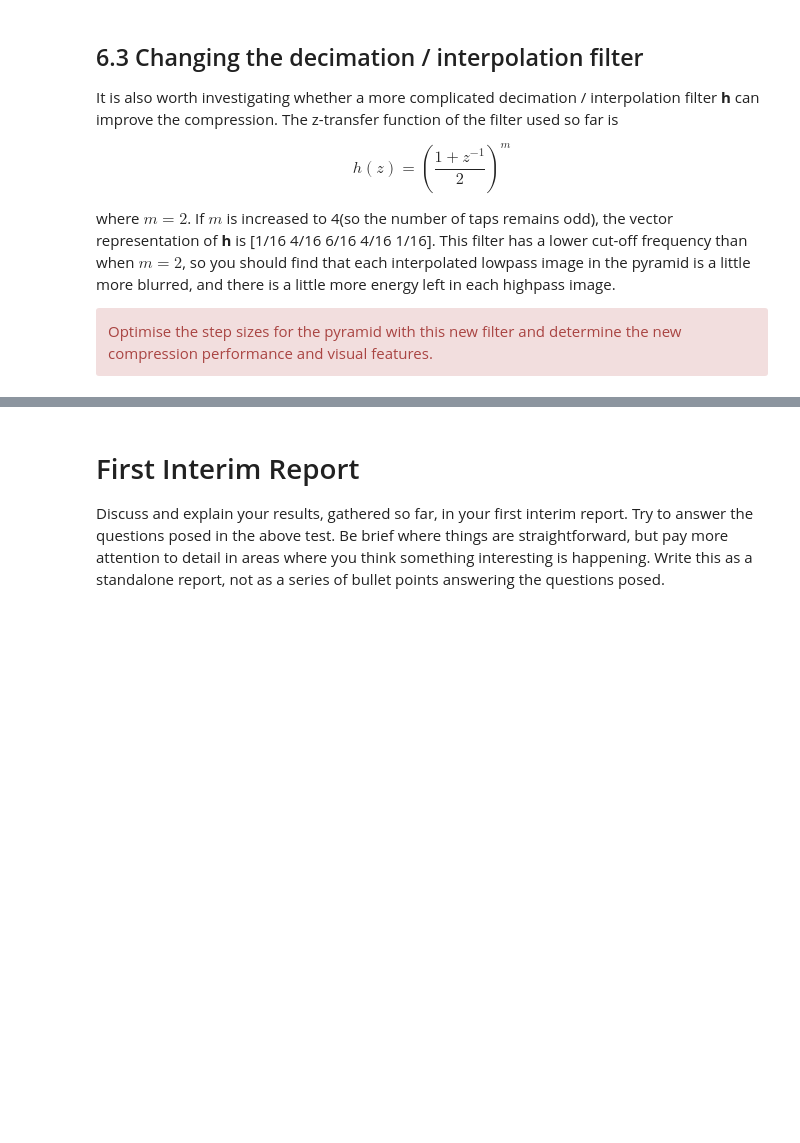
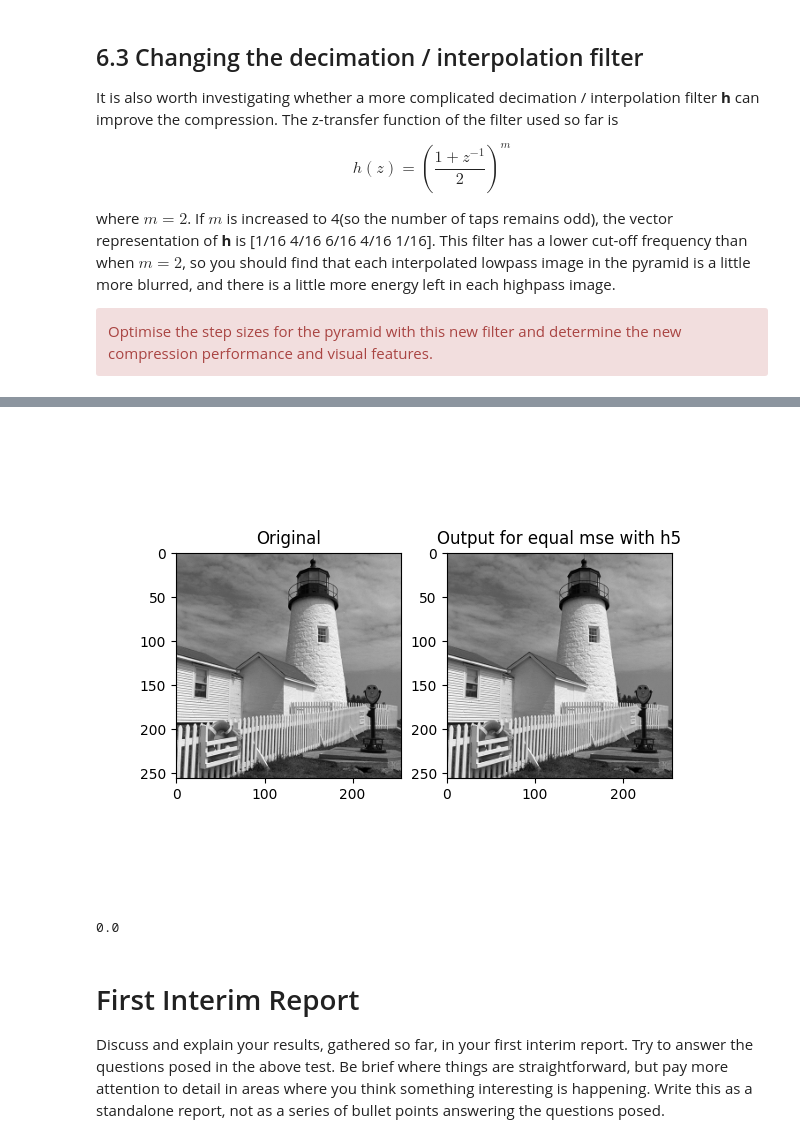
Before and after one commit to ki277/cued_sf2_lab, a Jupyter notebook: 6-laplacian-pyramid.ipynb, the cells around one changed output, grey strips where cells are left out. Drawn from its saved outputs; the diff is of its cells as text; code cells hidden in the pictures; blank space fills up the shorter version.

```diff
--- a/6-laplacian-pyramid.ipynb
+++ b/6-laplacian-pyramid.ipynb
@@ -674,3 +802,19 @@ h = np.array([1, 4, 6, 4, 1]) / 16.0
+# %%
+# look at the visual features for equal MSE
+Z3_h5, Z2_h5, Z1_h5, Z0_h5 = py4dec(Y0_h5, Y1_h5, Y2_h5, Y3_h5, X4_h5, h5)
+
+fig, ax = plt.subplots(1, 2)
+ax[0].imshow(X, cmap='gray')
+ax[0].set_title('Original')
+ax[1].imshow(Z0_h5, cmap='gray')
+ax[1].set_title('Output for equal mse with h5')
+plt.show()
+
+diff_h5 = np.max(np.abs(X - Z0_h5))
+print(diff_h5)
+# %% [output]
+[figure, added]
+0.0
 # %% [markdown]
 # First Interim Report
 Discuss and explain your results, gathered so far, in your first interim report. Try to answer the questions posed in the above test. Be brief where things are straightforward, but pay more attention to detail in areas where you think something interesting is happening. Write this as a standalone report, not as a series of bullet points answering the questions posed.
```
Also changed, not shown: parts of 29 cells of this notebook, 2 other files.
